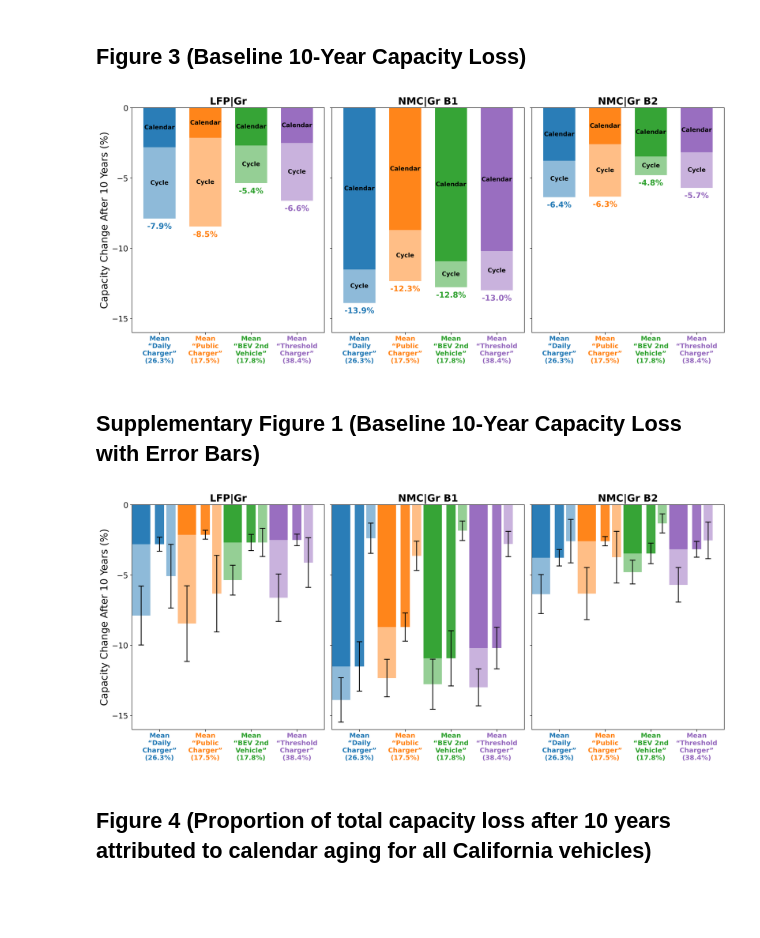
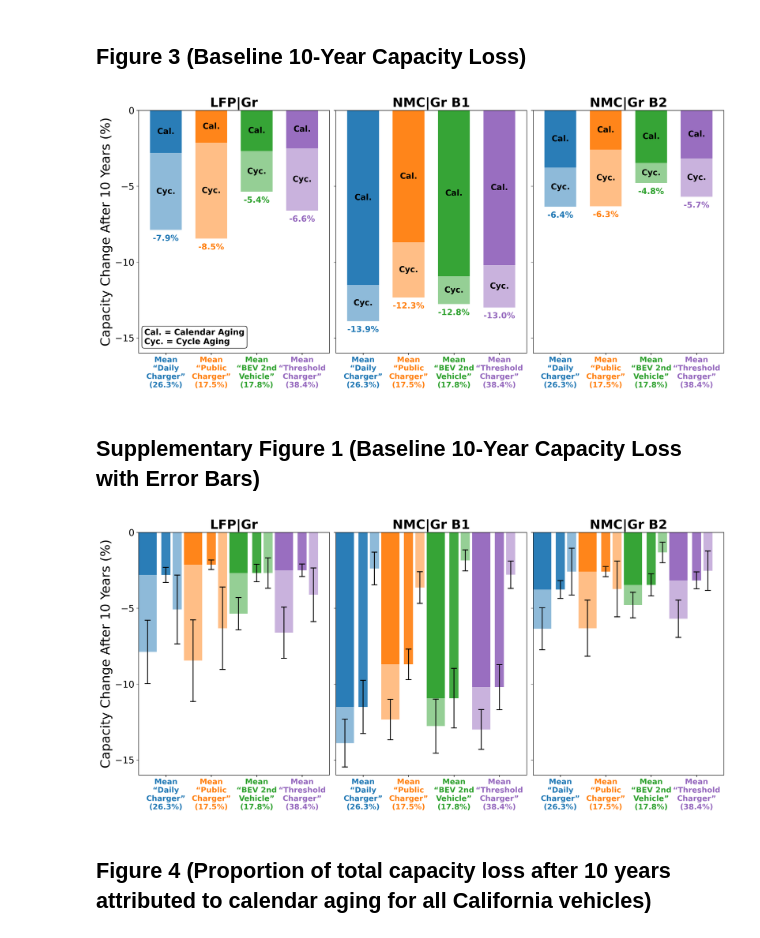
Before and after one commit to clementwong/california-v2g-journal, a Jupyter notebook: notebooks/generate_result_figures.ipynb, the cells around one changed output. Drawn from its saved outputs; the diff is of its cells as text; code cells hidden in the pictures; blank space fills up the shorter version.

Commit message:
updated generate_results_figures

```diff
--- a/notebooks/generate_result_figures.ipynb
+++ b/notebooks/generate_result_figures.ipynb
@@ -112,7 +112,7 @@ for c in sorted(cluster_mapping.keys()):
 # Compute mean losses per cluster (as negative values for plotting)
 mean_df = -results_df.drop(columns=['vehicle_id', 'cluster_profile']).groupby('cluster').mean()
 
-fig, axes = plt.subplots(1, 3, figsize=(16, 7), dpi=300, sharey=True)
+fig, axes = plt.subplots(1, 3, figsize=(15, 7), dpi=300, sharey=True)
 
 for idx, chemistry in enumerate(chemistry_array):
     ax = axes[idx]
@@ -124,45 +124,52 @@ for idx, chemistry in enumerate(chemistry_array):
 
     # Plot total loss (cycle + calendar) as lighter bars
     ax.bar(x, total_vals, color=colors, alpha=0.5, width=0.7)
     # Overlay calendar portion as darker bars
     ax.bar(x, cal_vals, color=colors, alpha=0.9, width=0.7)
 
-    # Annotate "Calendar" and "Cycle" text on each bar
+    # Annotate abbreviated "Cal." and "Cyc." text on each bar
     for j in range(len(x)):
         cal_mid = cal_vals[j] / 2
-        ax.text(x[j], cal_mid, 'Calendar', ha='center', va='center',
-                fontsize=11, fontweight='bold', color='black')
+        ax.text(x[j], cal_mid, 'Cal.', ha='center', va='center',
+                fontsize=14, fontweight='bold', color='black')
 
         cyc_mid = cal_vals[j] + (total_vals[j] - cal_vals[j]) / 2
-        ax.text(x[j], cyc_mid, 'Cycle', ha='center', va='center',
-                fontsize=11, fontweight='bold', color='black')
+        ax.text(x[j], cyc_mid, 'Cyc.', ha='center', va='center',
+                fontsize=14, fontweight='bold', color='black')
 
         ax.text(x[j], total_vals[j] - 0.3, f'{total_vals[j]:.1f}%',
                 ha='center', va='top', fontsize=14, fontweight='bold',
                 color=colors[j])
 
-    ax.set_title(chemistry, fontsize=18, fontweight='bold')
+    ax.set_title(chemistry, fontsize=22, fontweight='bold')
     ax.set_xticks(x)
     ax.set_yticks([0, -5, -10, -15])
-    ax.tick_params(axis='y', labelsize=14)
+    ax.tick_params(axis='y', labelsize=16)
     ax.set_ylim([-16, 0])
 
-    # Color each x-tick label to match its bar color
+    # Color each x-tick label to match its bar color (keep fontsize=12)
     tick_labels = [x_label_lines[c] for c in sorted(cluster_mapping.keys())]
-    ax.set_xticklabels(tick_labels, fontsize=12, fontweight='bold')
+    ax.set_xticklabels(tick_labels, fontsize=13, fontweight='bold')
     for tick_label, color in zip(ax.get_xticklabels(), colors):
         tick_label.set_color(color)
 
     ax.set_xlim(-0.6, 3.6)
     ax.tick_params(axis='x', pad=2)
 
-axes[0].set_ylabel('Capacity Change After 10 Years (%)', fontsize=18)
+axes[0].set_ylabel('Capacity Change After 10 Years (%)', fontsize=22)
 
-fig.tight_layout(pad=1)
+# Add text-only legend for abbreviations on the left panel
+axes[0].text(0.03, 0.03, 'Cal. = Calendar Aging\nCyc. = Cycle Aging',
+             transform=axes[0].transAxes, fontsize=14, fontweight='bold',
+             ha='left', va='bottom',
+             bbox=dict(boxstyle='round,pad=0.3', facecolor='white',
+                       edgecolor='black', alpha=0.9))
+
+fig.tight_layout(pad=0.2, w_pad=0.2)
 fig.savefig('battery_degradation_vehicle_clusters.pdf', bbox_inches='tight')
 plt.show()
 # %% [output]
-[figure, old version]
+[figure, new version]
 # %% [markdown]
 ## Supplementary Figure 1 (Baseline 10-Year Capacity Loss with Error Bars)
 # %%
@@ -188,7 +195,7 @@ for c in sorted(cluster_mapping.keys()):
 mean_df = -results_df.drop(columns=['vehicle_id', 'cluster_profile']).groupby('cluster').mean()
 std_df = results_df.drop(columns=['vehicle_id', 'cluster_profile']).groupby('cluster').std()
 
-fig, axes = plt.subplots(1, 3, figsize=(16, 7), dpi=300, sharey=True)
+fig, axes = plt.subplots(1, 3, figsize=(15, 7), dpi=300, sharey=True)
 
 bar_width = 0.2
 
@@ -223,28 +230,28 @@ for idx, chemistry in enumerate(chemistry_array):
     ax.errorbar(x, q_loss_cal, yerr=error_cal, fmt='none', **error_kw)
     ax.errorbar(x + bar_width * 1.25, q_loss_cyc, yerr=error_cyc, fmt='none', **error_kw)
 
-    ax.set_title(chemistry, fontsize=18, fontweight='bold')
+    ax.set_title(chemistry, fontsize=22, fontweight='bold')
     ax.set_xticks(x)
     ax.set_yticks([0, -5, -10, -15])
-    ax.tick_params(axis='y', labelsize=14)
+    ax.tick_params(axis='y', labelsize=16)
     ax.set_ylim([-16, 0])
 
     # Colored x-tick labels
     tick_labels = [x_label_lines[c] for c in sorted(cluster_mapping.keys())]
-    ax.set_xticklabels(tick_labels, fontsize=12, fontweight='bold')
+    ax.set_xticklabels(tick_labels, fontsize=13, fontweight='bold')
     for tick_label, color in zip(ax.get_xticklabels(), colors):
         tick_label.set_color(color)
 
     ax.set_xlim(-0.6, 3.6)
     ax.tick_params(axis='x', pad=2)
 
-axes[0].set_ylabel('Capacity Change After 10 Years (%)', fontsize=18)
+axes[0].set_ylabel('Capacity Change After 10 Years (%)', fontsize=22)
 
-fig.tight_layout(pad=1)
+fig.tight_layout(pad=0.2, w_pad=0.2)
 fig.savefig('battery_degradation_vehicle_clusters_with_error.pdf', bbox_inches='tight')
 plt.show()
 # %% [output]
-[figure, old version]
+[figure, new version]
 # %% [markdown]
 ## Figure 4 (Proportion of total capacity loss after 10 years attributed to calendar aging for all California vehicles)
 # %%
```
Also changed, not shown: parts of 5 cells of this notebook, 4 other files.
